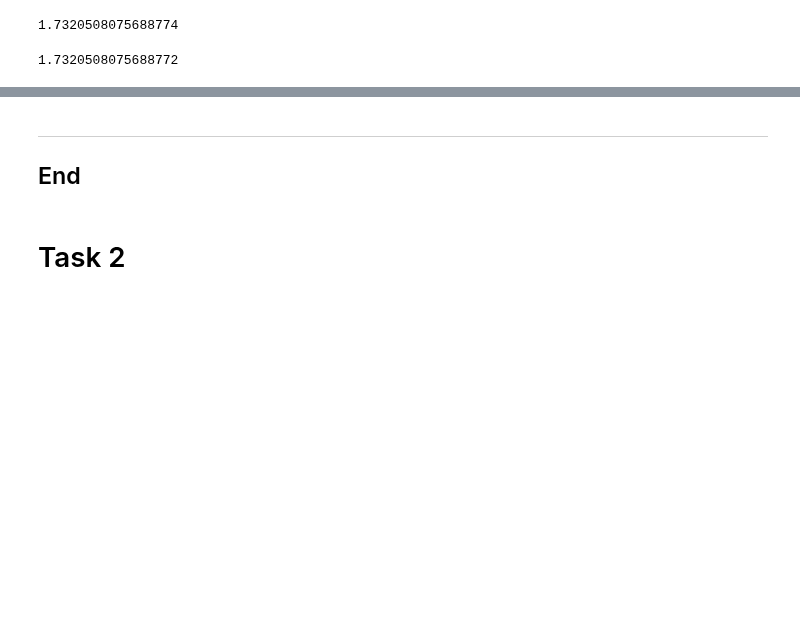
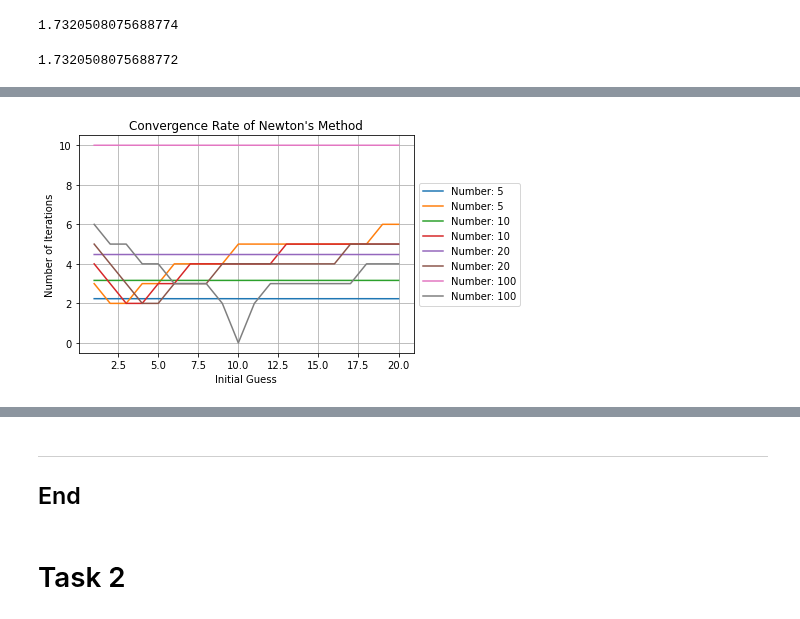
Before and after one commit to KenLin765/machine-learning-and-statistics, a Jupyter notebook: tasks.ipynb, the cells around one changed output, grey strips where cells are left out. Cells and saved outputs as stored; diff of their text form; code cells hidden in the pictures; blank space fills up the shorter version.

Commit message:
added futher into to question 1

```diff
--- a/tasks.ipynb
+++ b/tasks.ipynb
@@ -52,7 +61,3 @@ sqrt(3)
 3**0.5
 # %% [output]
 1.7320508075688772
-# %%
-## The number that we want to calculate the square root of
-
-x = 16
@@ -62,0 +96,16 @@ x = 16
+# %%
+## I adapted the below from https://stackoverflow.com/questions/54225070/how-do-i-plot-the-rate-of-convergence-of-an-iterative-method
+
+def sqrt_with_iterations(x, initial_guess):
+    z = initial_guess
+    iterations = 0
+    while abs(z * z - x) >= 0.01:
+        z = 0.5 * (z + x / z)
+        iterations += 1
+    return z, iterations
+
+# Test convergence rate for different initial guesses
+for number in [2, 10, 25, 100]:
+    for guess in [1, 5, 10, 50]: #I found using multiple numbers better to understand, rather than using a range.
+        result, iterations = sqrt_with_iterations(number, guess)
+        print(f"Number: {number}, Initial Guess: {guess}, Iterations: {iterations}, Result: {result:.6f}")
@@ -62,0 +129,20 @@ x = 16
+# %%
+# Test convergence rate for different initial guesses
+numbers = [5, 10, 20, 100]
+guesses = list(range(1, 21))  # Initial guesses from 1 to 20
+
+# Create a 2D list to store iterations for each number and guess
+iterations_data = [[sqrt_with_iterations(number, guess) for guess in guesses] for number in numbers]
+
+# Plot the convergence rate graph
+for i, number in enumerate(numbers):
+    plt.plot(guesses, iterations_data[i], label=f'Number: {number}')
+
+plt.title('Convergence Rate of Newton\'s Method')
+plt.xlabel('Initial Guess')
+plt.ylabel('Number of Iterations')
+plt.legend(loc='center left', bbox_to_anchor=(1, 0.5))  # Place legend to the right
+plt.grid(True)
+plt.show()
+# %% [output]
+[figure, added]
```
Also changed, not shown: parts of 7 cells of this notebook.
